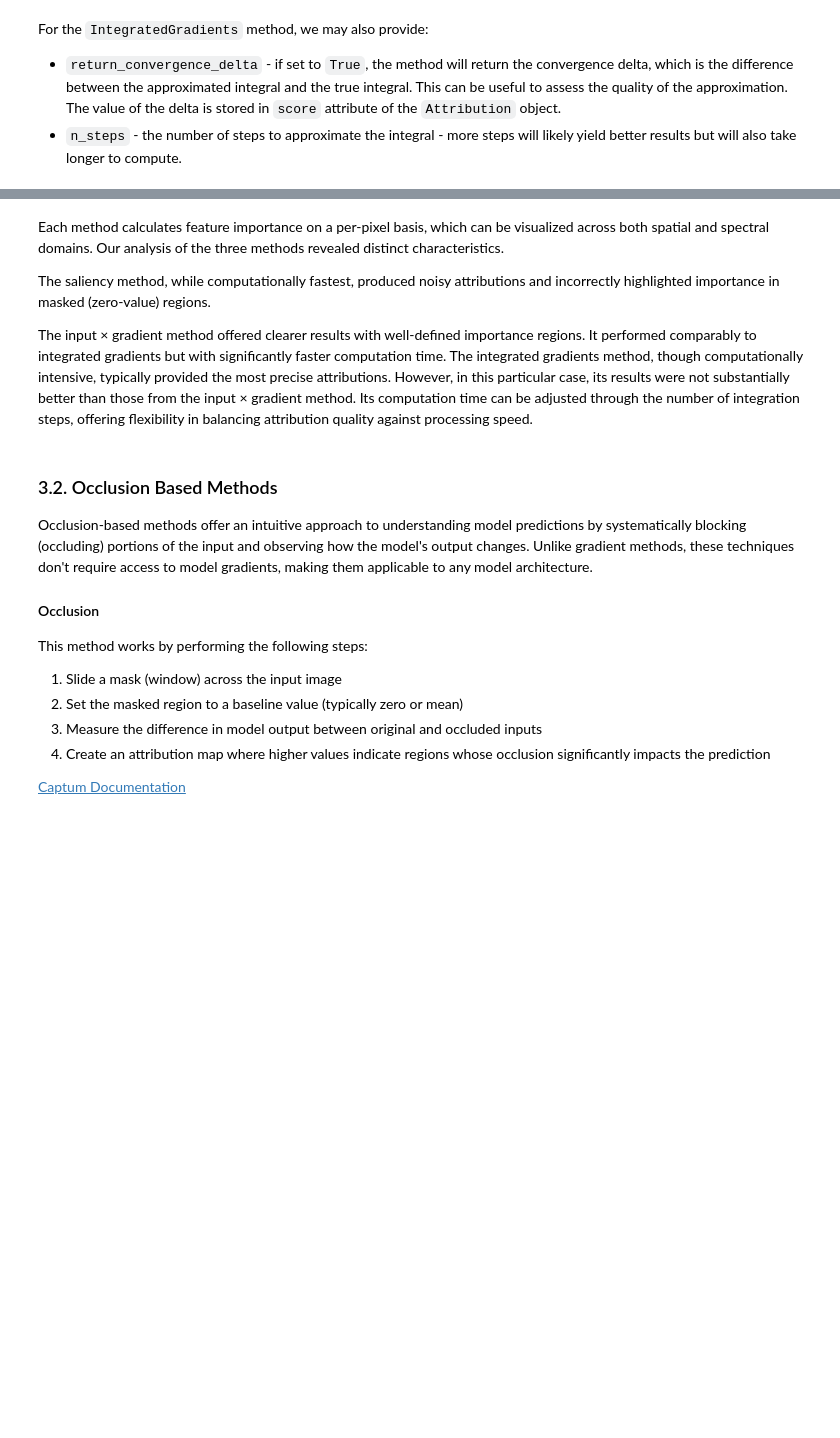
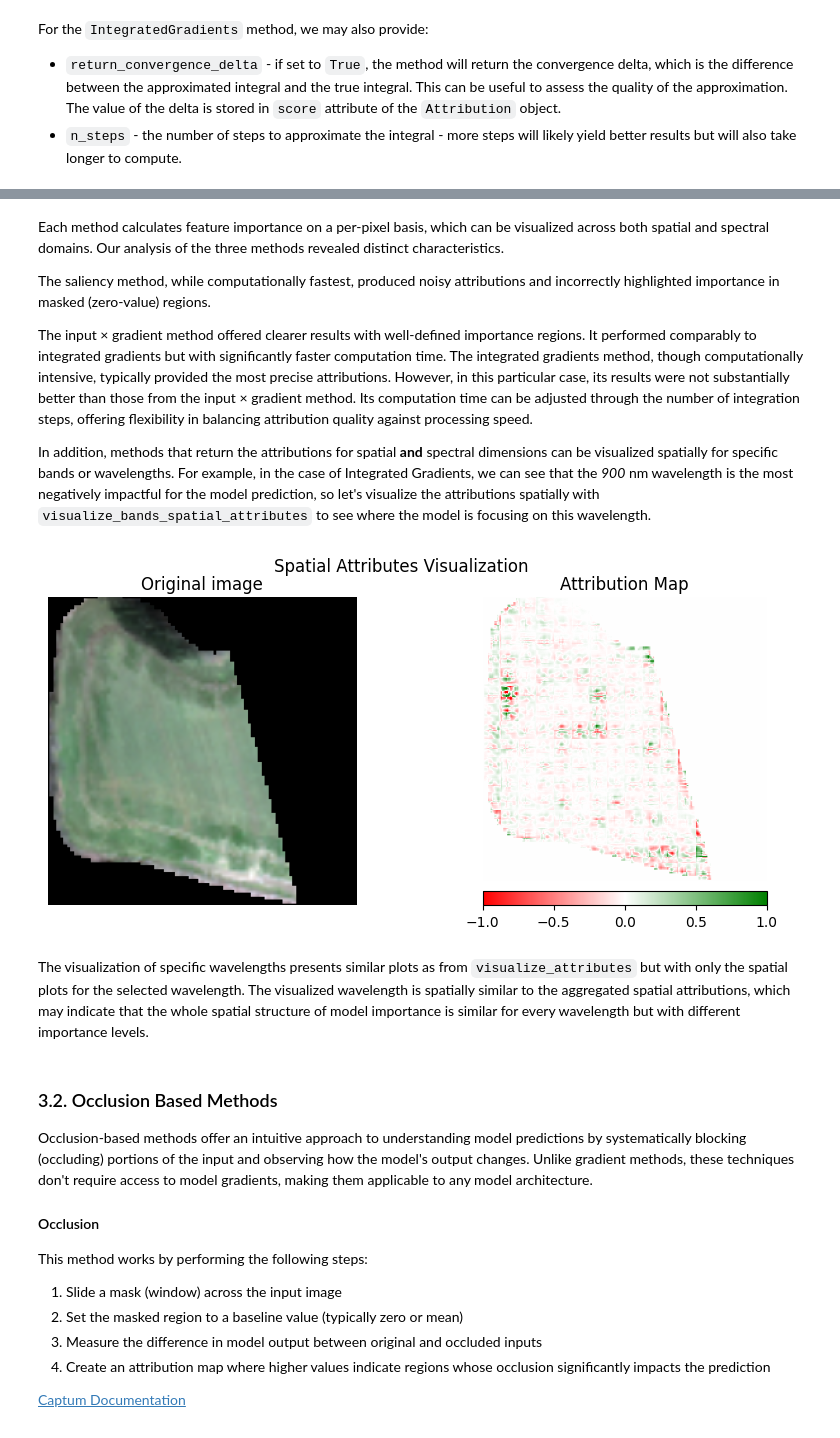
Before and after one commit to xai4space/meteors, a Jupyter notebook: examples/hyperview_challenge/attr_showcase.ipynb, the cells around one changed output, grey strips where cells are left out. Cells and saved outputs as stored; diff of their text form; code cells hidden in the pictures; blank space fills up the shorter version.

Commit message:
feat: Added band specific spatial attribution visualisation (#146)
Co-authored-by: Tymoteusz Kwieciński <31191783+Fersoil@users.noreply.github.com>

```diff
--- a/examples/hyperview_challenge/attr_showcase.ipynb
+++ b/examples/hyperview_challenge/attr_showcase.ipynb
@@ -296,6 +296,14 @@ Each method calculates feature importance on a per-pixel basis, which can be vis
 The saliency method, while computationally fastest, produced noisy attributions and incorrectly highlighted importance in masked (zero-value) regions.
 
 The input × gradient method offered clearer results with well-defined importance regions. It performed comparably to integrated gradients but with significantly faster computation time. The integrated gradients method, though computationally intensive, typically provided the most precise attributions. However, in this particular case, its results were not substantially better than those from the input × gradient method. Its computation time can be adjusted through the number of integration steps, offering flexibility in balancing attribution quality against processing speed.
+
+In addition, methods that return the attributions for spatial **and** spectral dimensions can be visualized spatially for specific bands or wavelengths. For example, in the case of Integrated Gradients, we can see that the *900* nm wavelength is the most negatively impactful for the model prediction, so let's visualize the attributions spatially with `visualize_bands_spatial_attributes` to see where the model is focusing on this wavelength.
+# %%
+mt.visualize.visualize_bands_spatial_attributes(ig_attr, spectral_wavelengths=[900.01], use_pyplot=True)
+# %% [output]
+[figure, added]
+# %% [markdown]
+The visualization of specific wavelengths presents similar plots as from `visualize_attributes` but with only the spatial plots for the selected wavelength. The visualized wavelength is spatially similar to the aggregated spatial attributions, which may indicate that the whole spatial structure of model importance is similar for every wavelength but with different importance levels.
 # %% [markdown]
 ### 3.2. Occlusion Based Methods
 
```
Also changed, not shown: parts of 9 cells of this notebook, 8 other files.
